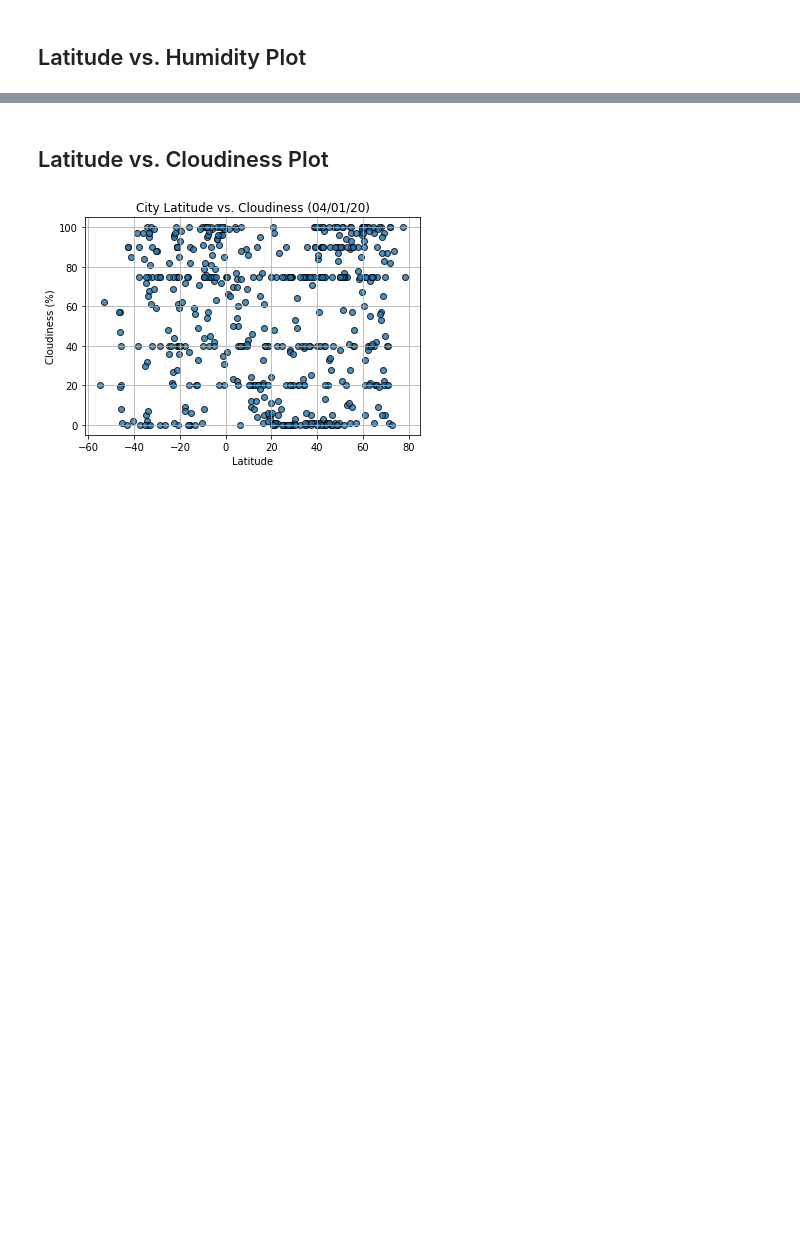
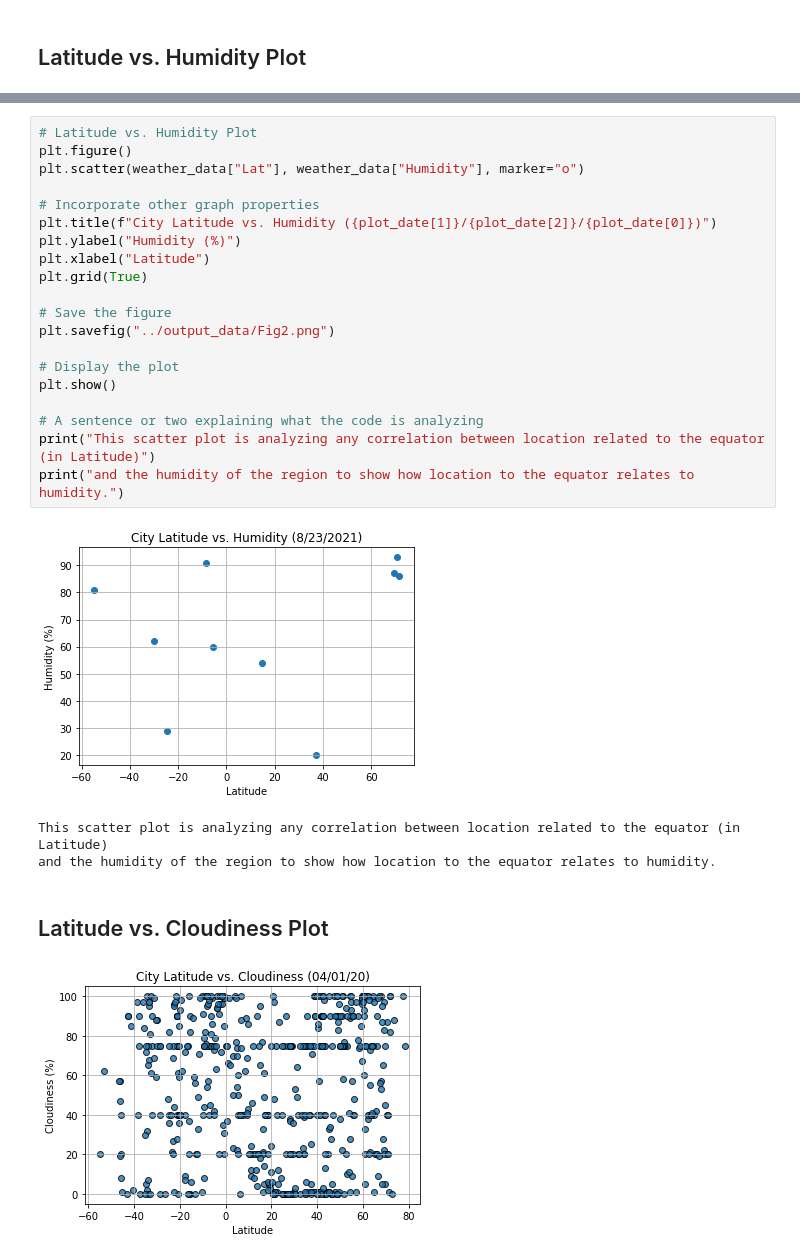
Before and after one commit to josephmarch/python-api-challenge, a Jupyter notebook: WeatherPy/WeatherPy.ipynb, the cells around one changed output, grey strips where cells are left out. Drawn from its saved outputs; the diff is of its cells as text; blank space fills up the shorter version.

Commit message:
Latitude vs. Humidity Plot added as well as explanations.

```diff
--- a/WeatherPy/WeatherPy.ipynb
+++ b/WeatherPy/WeatherPy.ipynb
@@ -215,3 +218,27 @@ plt.show()
+# %%
+# Latitude vs. Humidity Plot
+plt.figure()
+plt.scatter(weather_data["Lat"], weather_data["Humidity"], marker="o")
+
+# Incorporate other graph properties
+plt.title(f"City Latitude vs. Humidity ({plot_date[1]}/{plot_date[2]}/{plot_date[0]})")
+plt.ylabel("Humidity (%)")
+plt.xlabel("Latitude")
+plt.grid(True)
+
+# Save the figure
+plt.savefig("../output_data/Fig2.png")
+
+# Display the plot
+plt.show()
+
+# A sentence or two explaining what the code is analyzing
+print("This scatter plot is analyzing any correlation between location related to the equator (in Latitude)")
+print("and the humidity of the region to show how location to the equator relates to humidity.")
+# %% [output]
+[figure, added]
+This scatter plot is analyzing any correlation between location related to the equator (in Latitude)
+and the humidity of the region to show how location to the equator relates to humidity.
 # %% [markdown]
 ## Latitude vs. Cloudiness Plot
 # %%
```
Also changed, not shown: parts of 2 cells of this notebook, 1 other file.
